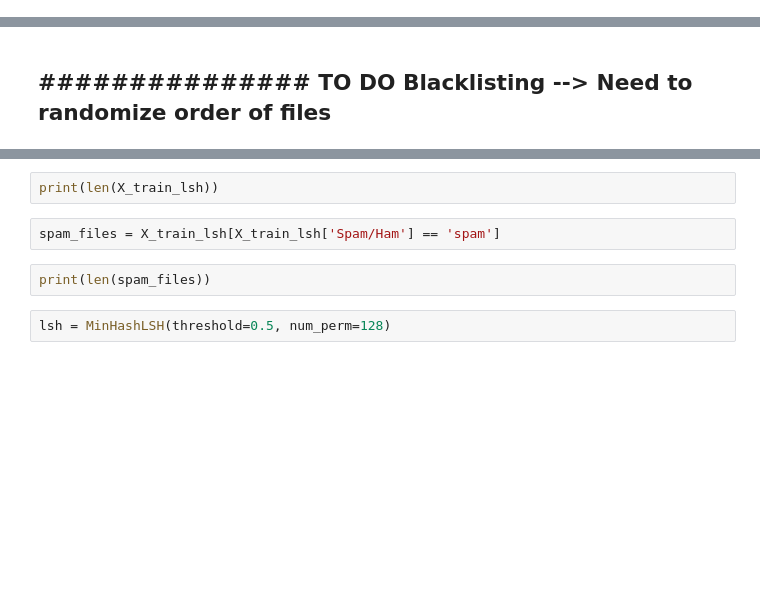
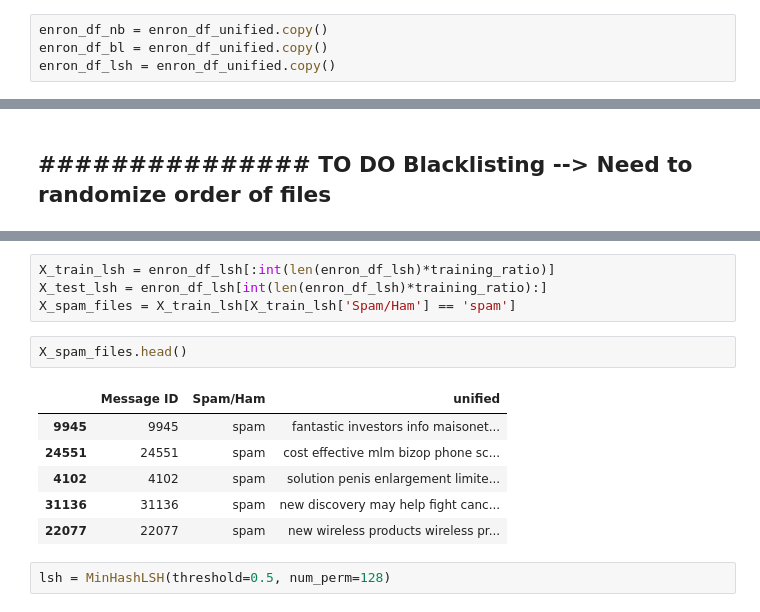
Before and after one commit to marcpisa/aicyber, a Jupyter notebook: Project.ipynb, the cells around one changed output, grey strips where cells are left out. Cells and saved outputs as stored; diff of their text form; blank space fills up the shorter version.

```diff
--- a/Project.ipynb
+++ b/Project.ipynb
@@ -168,6 +334,10 @@ print(na_rows)
 As a last step, I decide to randomlay arrange the order of rows, so there is no bias:
 # %%
 enron_df_unified = enron_df_unified.sample(frac=1)
+# %%
+enron_df_nb = enron_df_unified.copy()
+enron_df_bl = enron_df_unified.copy()
+enron_df_lsh = enron_df_unified.copy()
 # %% [markdown]
 At this point, our dataframe is ready to be analyzed. We can begin with the training using the enron_df_uniied df.
 # %% [markdown]
@@ -364,8 +638,15 @@ X_test_lsh = enron_df_unified[int(len(enron_df_unified)*training_ratio):]
-# %%
-print(len(X_train_lsh))
-# %%
-spam_files = X_train_lsh[X_train_lsh['Spam/Ham'] == 'spam']
-# %%
-print(len(spam_files))
-# %%
-lsh = MinHashLSH(threshold=0.5, num_perm=128)
+# %%
+X_train_lsh = enron_df_lsh[:int(len(enron_df_lsh)*training_ratio)]
+X_test_lsh = enron_df_lsh[int(len(enron_df_lsh)*training_ratio):]
+X_spam_files = X_train_lsh[X_train_lsh['Spam/Ham'] == 'spam']
+# %%
+X_spam_files.head()
+# %% [output]
+|  | Message ID | Spam/Ham | unified |
+| 9945 | 9945 | spam | fantastic investors info maisonet... |
+| 24551 | 24551 | spam | cost effective mlm bizop phone sc... |
+| 4102 | 4102 | spam | solution penis enlargement limite... |
+| 31136 | 31136 | spam | new discovery may help fight canc... |
+| 22077 | 22077 | spam | new wireless products wireless pr... |
+# %%
+lsh = MinHashLSH(threshold=0.5, num_perm=128)
```
Also changed, not shown: parts of 50 cells of this notebook.
